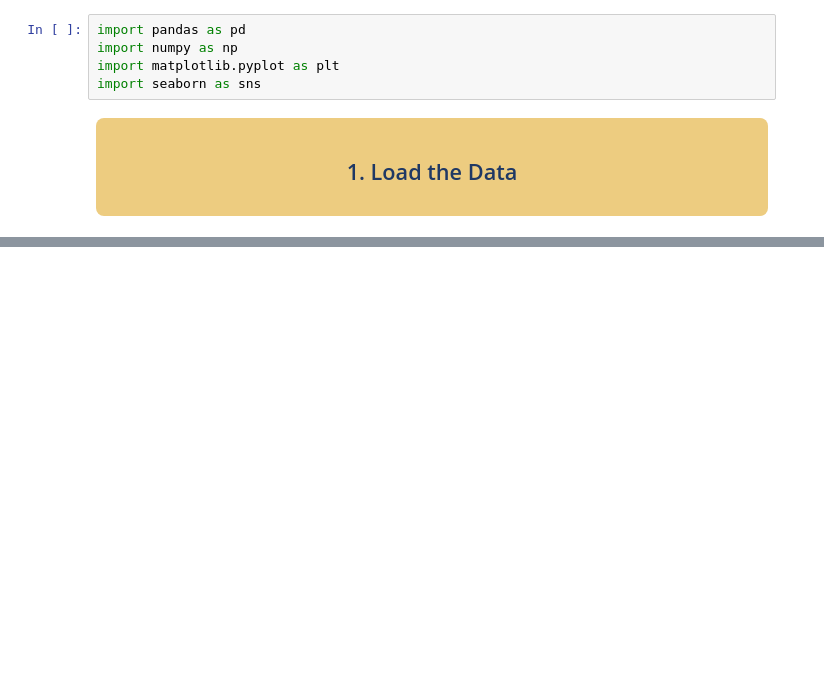
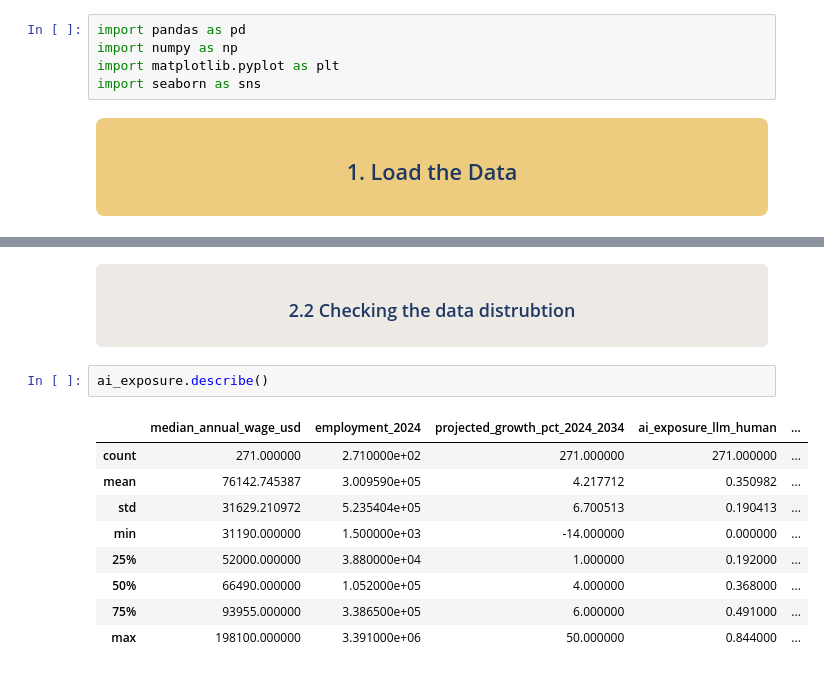
Before and after one commit to abdallahh07/ai-job-exposure-analysis, a Jupyter notebook: research.ipynb, the cells around one changed output, grey strips where cells are left out. Saved outputs shown, nothing was run; the diff lists cells and outputs as text; blank space fills up the shorter version.

```diff
--- a/research.ipynb
+++ b/research.ipynb
@@ -49,0 +103,16 @@ FileNotFoundError: [Errno 2] No such file or directory: 'ai_job_exposure.csv'
+# %% [markdown]
+<div style="background-color:#EDEAE5; padding:10px 15px; border-radius:6px;">
+<h3 style="color:#1F3864; text-align:center; margin:0;">2.2 Checking the data distrubtion</h3>
+</div>
+# %%
+ai_exposure.describe()
+# %% [output]
+|  | median_annual_wage_usd | employment_2024 | projected_growth_pct_2024_2034 | ai_exposure_llm_human | ... |
+| count | 271.000000 | 2.710000e+02 | 271.000000 | 271.000000 | ... |
+| mean | 76142.745387 | 3.009590e+05 | 4.217712 | 0.350982 | ... |
+| std | 31629.210972 | 5.235404e+05 | 6.700513 | 0.190413 | ... |
+| min | 31190.000000 | 1.500000e+03 | -14.000000 | 0.000000 | ... |
+| 25% | 52000.000000 | 3.880000e+04 | 1.000000 | 0.192000 | ... |
+| 50% | 66490.000000 | 1.052000e+05 | 4.000000 | 0.368000 | ... |
+| 75% | 93955.000000 | 3.386500e+05 | 6.000000 | 0.491000 | ... |
+| max | 198100.000000 | 3.391000e+06 | 50.000000 | 0.844000 | ... |
```
Also changed, not shown: parts of 16 cells of this notebook.
